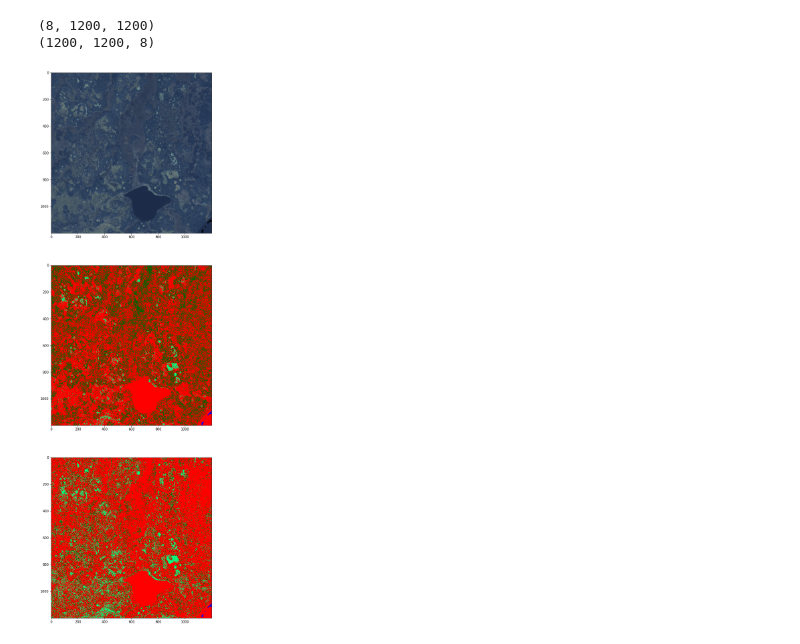
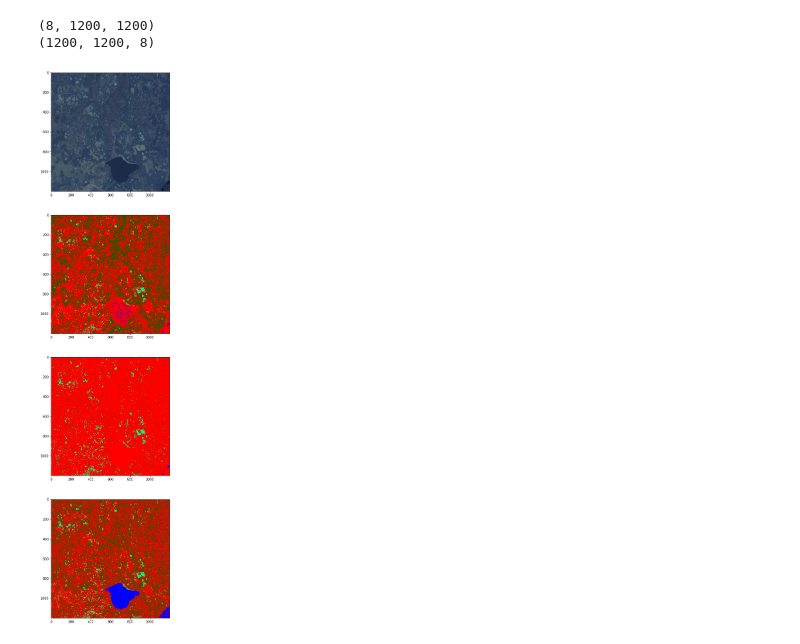
Before and after one commit to s2akbarp/NWT-land-Cover-Classification, a Jupyter notebook: Classification_2017.ipynb, the cells around one changed output. Saved outputs shown, nothing was run; the diff lists cells and outputs as text; code cells hidden in the pictures.

```diff
--- a/Classification_2017.ipynb
+++ b/Classification_2017.ipynb
@@ -361,3 +373,6 @@ KeyboardInterrupt: ignored
+# %%
+knn = neighbors.KNeighborsClassifier(n_neighbors=22, weights='distance')
+fitted_knn=knn.fit(X_train,y_train)
 # %% [markdown]
 #2: Random Forest
 # %%
@@ -523,0 +609,23 @@ AttributeError: ignored
+# %%
+# Building the Training Data
+
+Input_cc = np.array([], dtype=np.int64).reshape(0,8)
+Target_cc = np.array([], dtype=np.string_)
+
+# extract the raster values within the polygon (in the train shapefile)
+with rasterio.open(All_features) as src:
+    band_count = src.count
+    for index, geom in enumerate(value_geom):
+        train_feature = [mapping(geom)]
+        # the mask function returns an array of the raster pixels within this feature
+        out_image, out_transform = mask(src, train_feature, crop=True)
+        # eliminate all the pixels with 0 values for all 8 bands - AKA not actually part of the shapefile
+        out_image_trimmed = out_image[:,~np.all(out_image == 0, axis=0)]
+        # eliminate all the pixels with 255 values for all 8 bands - AKA not actually part of the shapefile
+        out_image_trimmed = out_image_trimmed[:,~np.all(out_image_trimmed == 255, axis=0)]
+        # reshape the array to [pixel count, bands]
+        out_image_reshaped = out_image_trimmed.reshape(-1, band_count)
+        # append the labels to the y array
+        Target = np.append(Target,[train2010["Class"][index]] * out_image_reshaped.shape[0])
+   # stack the pixels onto the pixel array
+        Input = np.vstack((Input,out_image_reshaped))
@@ -534,12 +782,14 @@ print(reshaped_img.shape)
 (8, 1200, 1200)
 (1200, 1200, 8)
 # %%
-class_prediction_knn = clf.predict(reshaped_img.reshape(-1, 8))
-class_prediction_rf = rf.predict(reshaped_img.reshape(-1, 8))
+class_prediction_knn = fitted_knn.predict(reshaped_img.reshape(-1, 8))
+class_prediction_rf = best_rf_params.predict(reshaped_img.reshape(-1, 8))
+class_prediction_gb = gpredict.predict(reshaped_img.reshape(-1, 8))
 
 # Reshape our classification map back into a 2D matrix so we can visualize it
 class_prediction_knn = class_prediction_knn.reshape(reshaped_img[:, :, 0].shape)
 class_prediction_rf = class_prediction_rf.reshape(reshaped_img[:, :, 0].shape)
+class_prediction_gb = class_prediction_gb.reshape(reshaped_img[:, :, 0].shape)
 # %%
 def str_class_to_int(class_array):
     class_array[class_array == 'Fen'] = 1
@@ -549,6 +799,7 @@ def str_class_to_int(class_array):
     return(class_array.astype(int))
 class_prediction_knn=str_class_to_int(class_prediction_knn)
 class_prediction_rf=str_class_to_int(class_prediction_rf)
+class_prediction_gb=str_class_to_int(class_prediction_gb)
 # %%
 def color_stretch(image, index):
     colors = image[:, :, index].astype(np.float64)
@@ -576,21 +827,20 @@ index_colors = [colors[key] if key in colors else (255, 255, 255, 0) for key in
 
 cmap = plt.matplotlib.colors.ListedColormap(index_colors, 'Classification', 5)
 # %%
-fig, axs = plt.subplots(3,1,figsize=(15,30))
+fig, axs = plt.subplots(4,1,figsize=(15,30))
 
 img_stretched = color_stretch(reshaped_img, [4, 3, 2])
 axs[0].imshow(img_stretched)
-#cmap = plt.matplotlib.colors.ListedColormap(index_colors, 'Classification',5)
-
 cmap =  plt.matplotlib.colors.ListedColormap(["red", "springgreen", "darkgreen","blue"])
 
 axs[1].imshow(class_prediction_rf, cmap=cmap, interpolation='none')
 axs[2].imshow(class_prediction_knn, cmap=cmap, interpolation='none')
+axs[3].imshow(class_prediction_gb, cmap=cmap, interpolation='none')
 
 
 
 fig.show()
 # %% [output]
-[figure, old version]
+[figure, new version]
 # %%
 qqq=pd.DataFrame(out_image.reshape([8,-1]).T)
```
Also changed, not shown: parts of 13 cells of this notebook.
